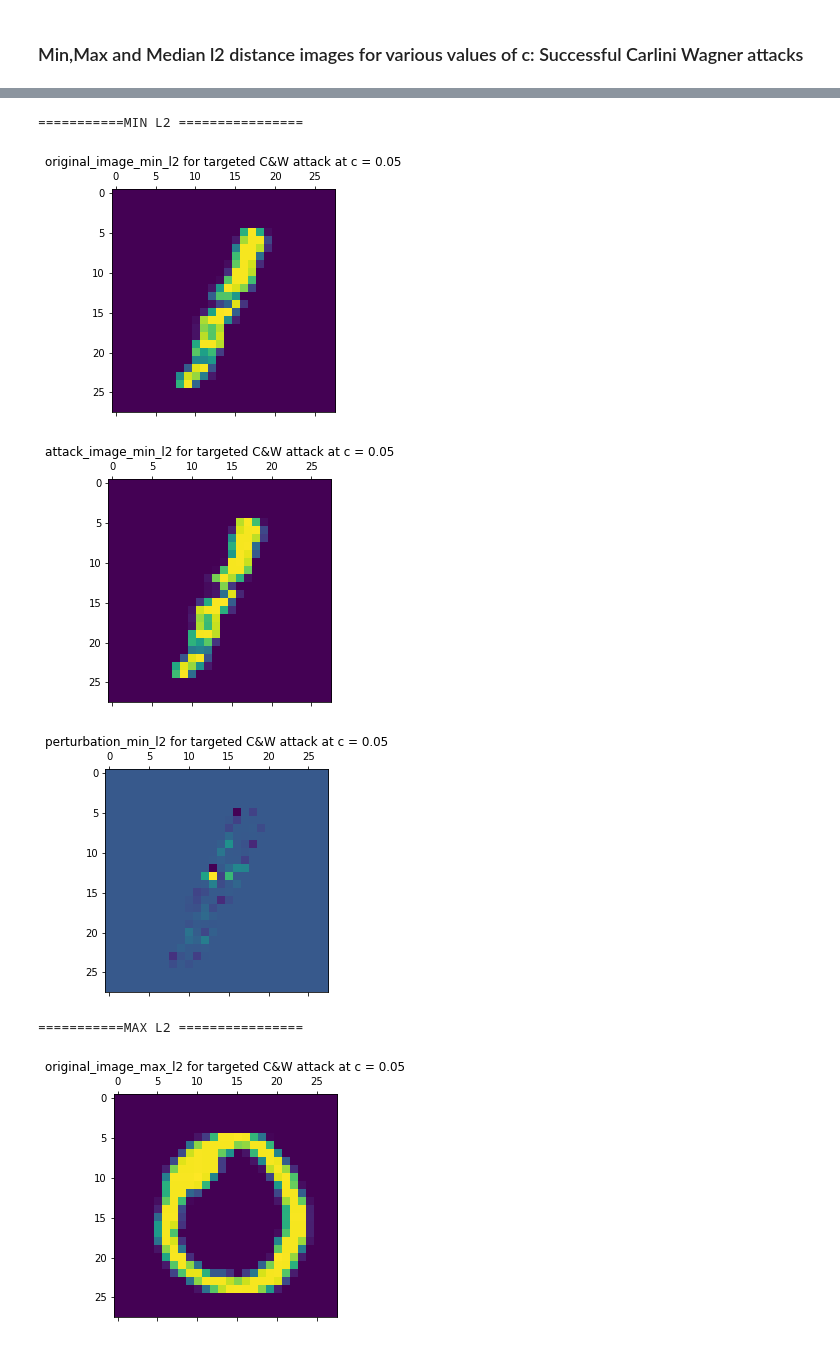
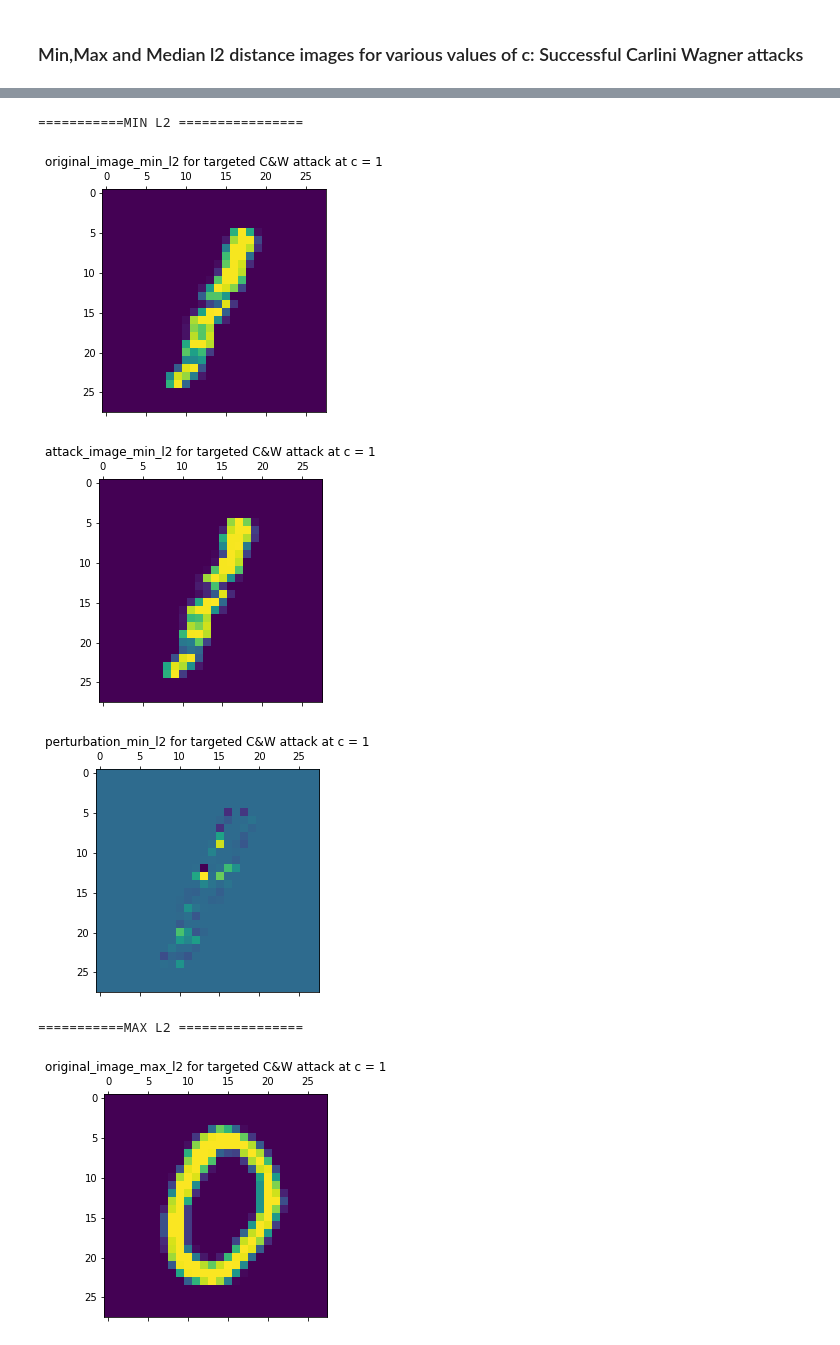
Before and after one commit to apragupta/AdversarialMLAttacks_3, a Jupyter notebook: Problem1.ipynb, the cells around one changed output, grey strips where cells are left out. Cells and saved outputs as stored; diff of their text form; code cells hidden in the pictures.

```diff
--- a/Problem1.ipynb
+++ b/Problem1.ipynb
@@ -159,10 +159,11 @@ Attack Success Rate on untargeted fsgm attack examples for epsilon = 0.5 : 75.0%
 # %%
-constants = [0.01,0.05,0.1,0.5]
+constants = [0.5,1,5,10]
 # %%
 #store attack metrics for various c's in a list of dictionaries
 l2_attack_metrics = []
 for c in constants:
-    carlini = CarliniL2Method(classifier=classifier,targeted=True,initial_const=c,batch_size=32)
+    #binary search steps is 0 so we can fix the constant c
+    carlini = CarliniL2Method(classifier=classifier,targeted=True,initial_const=c,batch_size=32,binary_search_steps=1,max_iter=50)
     carlini_attacks = carlini.generate(x_attack_test,target_class_vector)
 
     #predictions
@@ -180,6 +181,7 @@ for c in constants:
     #Report attack success rate and avg l2 norm
     print(f"Attack Success Rate on targeted Carlini Wagner attack examples for c = {c} : {round(attack_success_rate*100,2)}%")
     print(f"Avg L2 Norm on targeted Carlini Wagner attack examples for c = {c} : {round(l2dist.mean(),2)}")
+
 
     min_l2_idx = pd.Series.idxmin(l2dist[success_mask])
     max_l2_idx = pd.Series.idxmax(l2dist[success_mask])
@@ -353,5 +359,5 @@ plt.show()
 # %%
-c_i,c = 1,0.05
+c_i,c = 1,1
 print(f"===========MIN L2 ================")
 l2_type = "min_l2"
 viz_type = "original_image_"
@@ -386,35 +392,35 @@ plt.matshow(l2_attack_metrics[c_i][viz_key])
 plt.title(f"{viz_key} for targeted C&W attack at c = {c}")
 plt.show()
 
 viz_type = "perturbation_"
 viz_key = viz_type + l2_type
 plt.matshow(l2_attack_metrics[c_i][viz_key])
 plt.title(f"{viz_key} for targeted C&W attack at c = {c}")
 plt.show()
 
 print(f"===========MEDIAN L2 ================")
 l2_type = "median_l2"
 viz_type = "original_image_"
 viz_key = viz_type + l2_type
 plt.matshow(l2_attack_metrics[c_i][viz_key])
 plt.title(f"{viz_key} for targeted C&W attack at c = {c}")
 plt.show()
 
 viz_type = "attack_image_"
 viz_key = viz_type + l2_type
 plt.matshow(l2_attack_metrics[c_i][viz_key])
 plt.title(f"{viz_key} for targeted C&W attack at c = {c}")
 plt.show()
 
 viz_type = "perturbation_"
 viz_key = viz_type + l2_type
 plt.matshow(l2_attack_metrics[c_i][viz_key])
 plt.title(f"{viz_key} for targeted C&W attack at c = {c}")
 plt.show()
 # %% [output]
 ===========MIN L2 ================
-[figure, old version]
+[figure, new version]
-[figure, old version]
+[figure, new version]
-[figure, old version]
+[figure, new version]
 ===========MAX L2 ================
-[figure, old version]
+[figure, new version]
```
Also changed, not shown: parts of 15 cells of this notebook, 10 other files.
